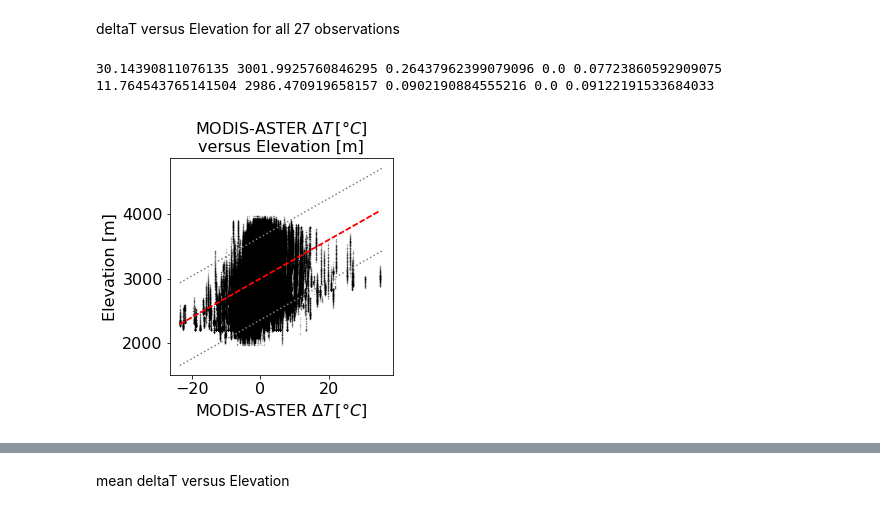
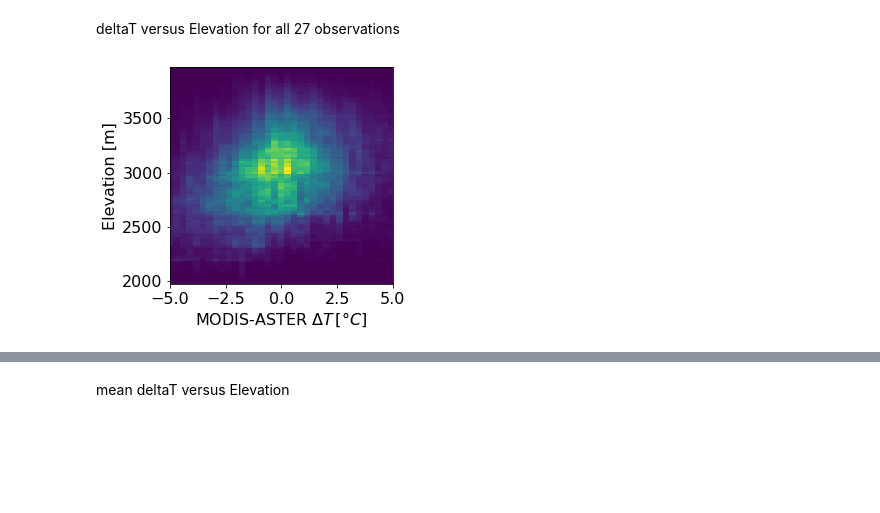
Before and after one commit to spestana/goes-cues, a Jupyter notebook: plot-raster-datasets-slopeaspectfveg.ipynb, the cells around one changed output, grey strips where cells are left out. Saved outputs shown, nothing was run; the diff lists cells and outputs as text; code cells hidden in the pictures; blank space fills up the shorter version.

Commit message:
Update plots with ml regression

```diff
--- a/plot-raster-datasets-slopeaspectfveg.ipynb
+++ b/plot-raster-datasets-slopeaspectfveg.ipynb
@@ -634,21 +571,36 @@ deltaT versus Elevation for all 27 observations
 # %%
 conf = 0.975
 
 
 y = np.array([ds.dem.values] * 27).ravel()
 
 # MODIS-ASTER deltaT
 x = ds.ast_mod_mean_diff_tb.values.ravel()
-quick_plot(x,y,'MODIS-ASTER $\Delta T\,[\degree C]$','Elevation [m]', conf)
+#quick_plot(x,y,'MODIS-ASTER $\Delta T\,[\degree C]$','Elevation [m]', conf)
+plt.figure(figsize=(4,4))
+plt.hist2d(x[~np.isnan(x) & ~np.isnan(y)],y[~np.isnan(x) & ~np.isnan(y)],bins=[200,100]);
+plt.xlabel('MODIS-ASTER $\Delta T\,[\degree C]$')
+plt.ylabel('Elevation [m]');
+plt.xlim(-5,5);
+
 
 # ABI-ASTER deltaT
 x = ds.ast_goes_mean_diff_tb.values.ravel()
-quick_plot(x,y,'ABI-ASTER $\Delta T\,[\degree C]$','Elevation [m]', conf)
+#quick_plot(x,y,'ABI-ASTER $\Delta T\,[\degree C]$','Elevation [m]', conf)
+plt.figure(figsize=(4,4))
+plt.hist2d(x[~np.isnan(x) & ~np.isnan(y)],y[~np.isnan(x) & ~np.isnan(y)],bins=[200,100]);
+plt.xlabel('ABI-ASTER $\Delta T\,[\degree C]$')
+plt.ylabel('Elevation [m]');
+plt.xlim(-5,5);
+
 
 ## Absolute value of ABI-ASTER deltaT
-#x = np.abs(ds.ast_goes_mean_diff_tb.values.ravel())
+x = np.abs(ds.ast_goes_mean_diff_tb.values.ravel())
 #quick_plot(x,y,'|ABI-ASTER $\Delta T$| $[\degree C]$','Elevation [m]', conf)
+plt.figure(figsize=(4,4))
+plt.hist2d(x[~np.isnan(x) & ~np.isnan(y)],y[~np.isnan(x) & ~np.isnan(y)],bins=[200,100]);
+plt.xlabel('|ABI-ASTER $\Delta T$| $[\degree C]$')
+plt.ylabel('Elevation [m]');
+plt.xlim(0,5);
 # %% [output]
-30.14390811076135 3001.9925760846295 0.26437962399079096 0.0 0.07723860592909075
-11.764543765141504 2986.470919658157 0.0902190884555216 0.0 0.09122191533684033
-[figure, old version]
+[figure, new version]
```
Also changed, not shown: parts of 49 cells of this notebook.
